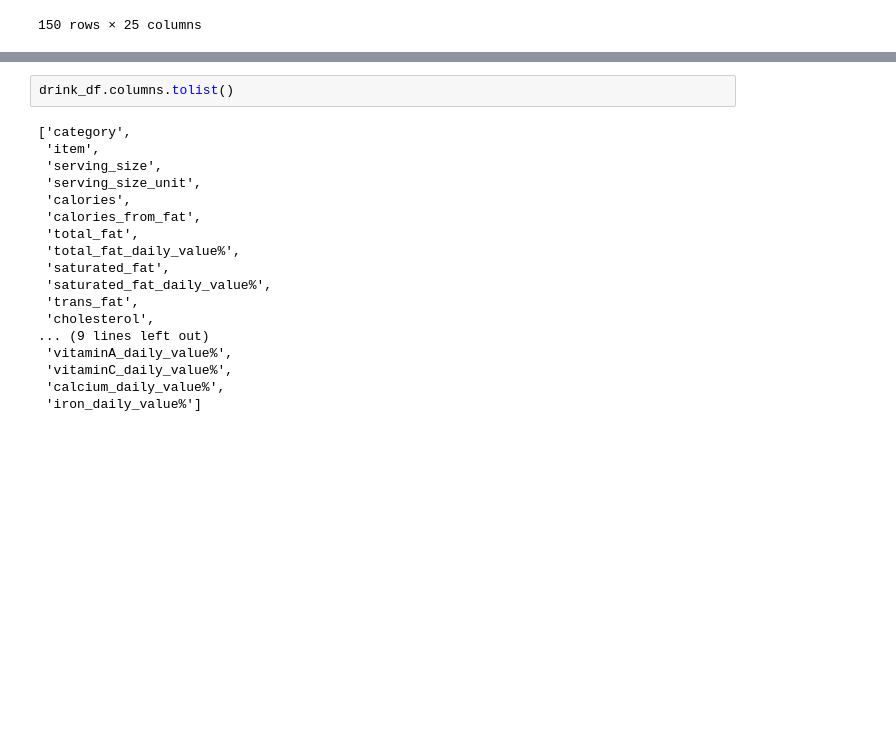
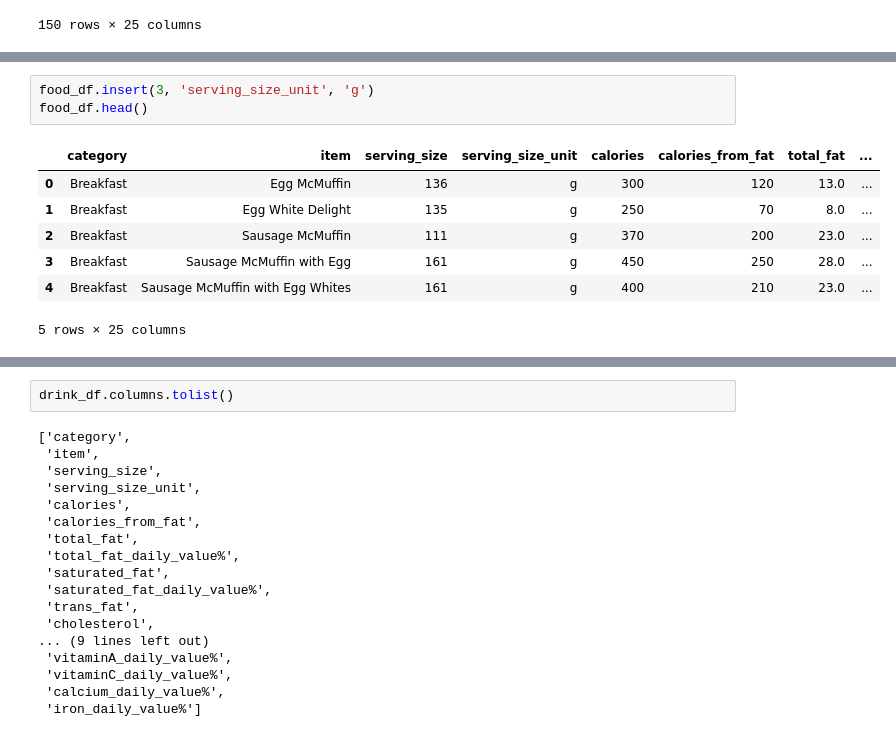
Before and after one commit to mfernandamirabile/C-Users-ferna-McDonaldsMenu-Analysis, a Jupyter notebook: app.ipynb, the cells around one changed output, grey strips where cells are left out. Cells and saved outputs as stored; diff of their text form; blank space fills up the shorter version.

```diff
--- a/app.ipynb
+++ b/app.ipynb
@@ -418,3 +430,14 @@ A value is trying to be set on a copy of a slice from a DataFrame
 
 See the caveats in the documentation: https://pandas.pydata.org/pandas-docs/stable/user_guide/indexing.html#returning-a-view-versus-a-copy
   drink_df['serving_size_unit'].iloc[i] = 'g'
+# %%
+food_df.insert(3, 'serving_size_unit', 'g')
+food_df.head()
+# %% [output]
+|  | category | item | serving_size | serving_size_unit | calories | calories_from_fat | total_fat | ... |
+| 0 | Breakfast | Egg McMuffin | 136 | g | 300 | 120 | 13.0 | ... |
+| 1 | Breakfast | Egg White Delight | 135 | g | 250 | 70 | 8.0 | ... |
+| 2 | Breakfast | Sausage McMuffin | 111 | g | 370 | 200 | 23.0 | ... |
+| 3 | Breakfast | Sausage McMuffin with Egg | 161 | g | 450 | 250 | 28.0 | ... |
+| 4 | Breakfast | Sausage McMuffin with Egg Whites | 161 | g | 400 | 210 | 23.0 | ... |
+5 rows × 25 columns
```
Also changed, not shown: parts of 5 cells of this notebook.
